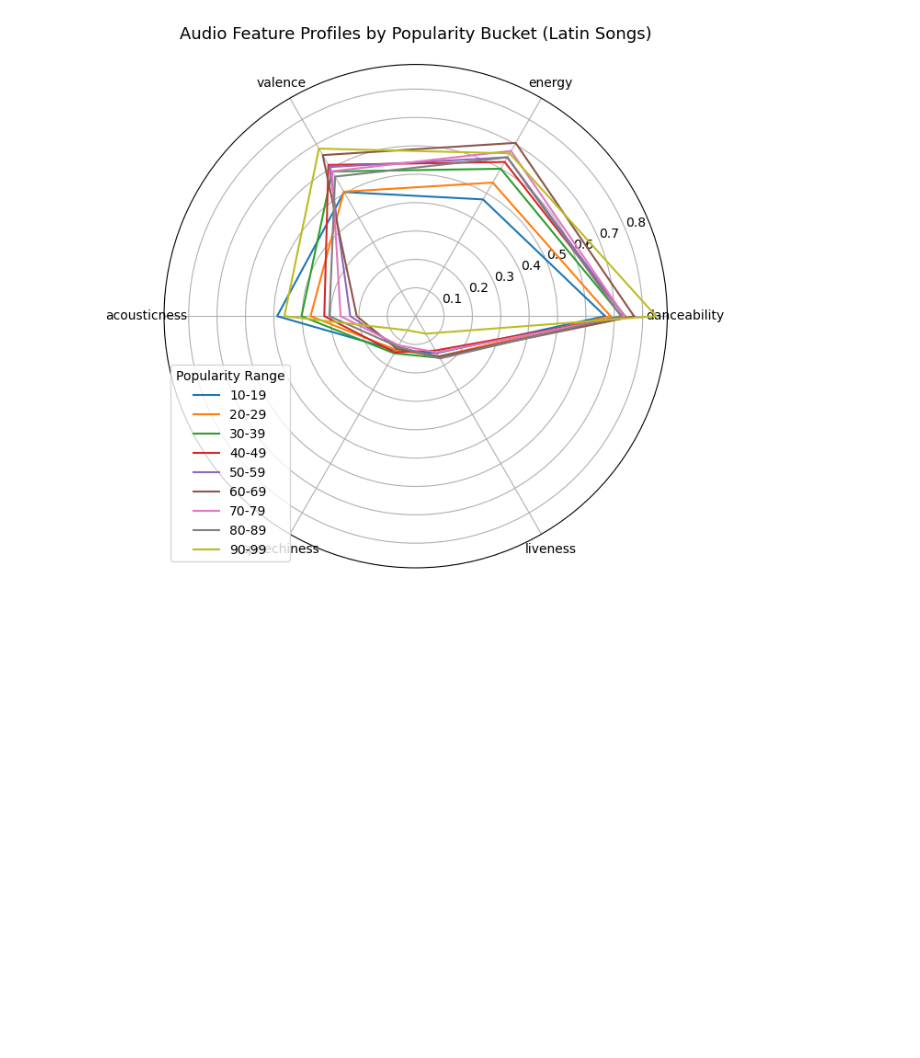
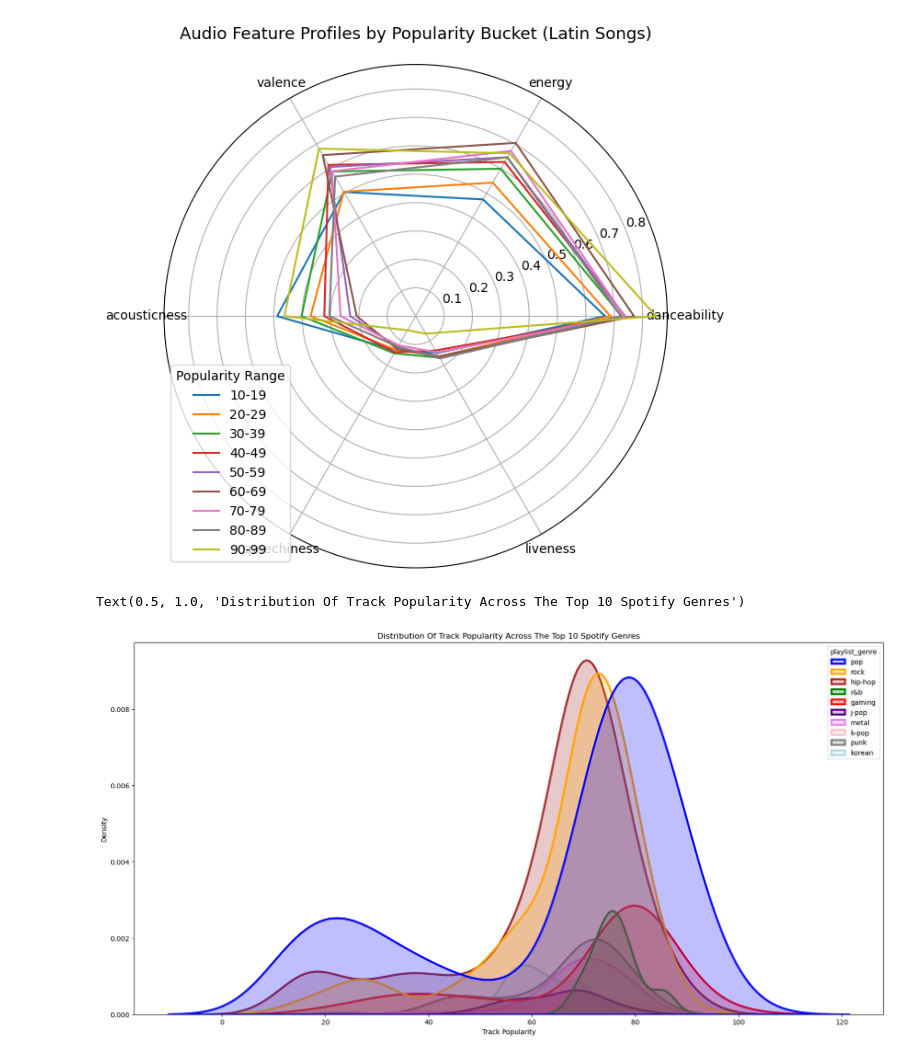
Before and after one commit to Sophia10101/DS4200_Project, a Jupyter notebook: DS4200 Final Project.ipynb, the cells around one changed output. Cells and saved outputs as stored; diff of their text form; code cells hidden in the pictures; blank space fills up the shorter version.

Commit message:
Created density plot

```diff
--- a/DS4200 Final Project.ipynb
+++ b/DS4200 Final Project.ipynb
@@ -97,3 +100,15 @@ for genre in top_genres:
 [figure]
 [figure]
 [figure]
+# %%
+#Density plot with of top 10 most popular genres with track popularity
+top10_genres = combined_df.groupby("playlist_genre")["track_popularity"].mean().sort_values(ascending=False).head(10)
+genres_df = combined_df[combined_df["playlist_genre"].isin(top10_genres.index)]
+plt.figure(figsize=(20,10))
+colors = ["blue", "orange", "brown", "green", "red", "indigo","violet", "pink", "gray", "lightblue"]
+sns.kdeplot(data=genres_df,x="track_popularity",hue="playlist_genre",fill=True, linewidth=3, palette=colors)
+plt.xlabel("Track Popularity")
+plt.title("Distribution Of Track Popularity Across The Top 10 Spotify Genres")
+# %% [output]
+Text(0.5, 1.0, 'Distribution Of Track Popularity Across The Top 10 Spotify Genres')
+[figure, added]
```
Also changed, not shown: parts of 1 cell of this notebook.
